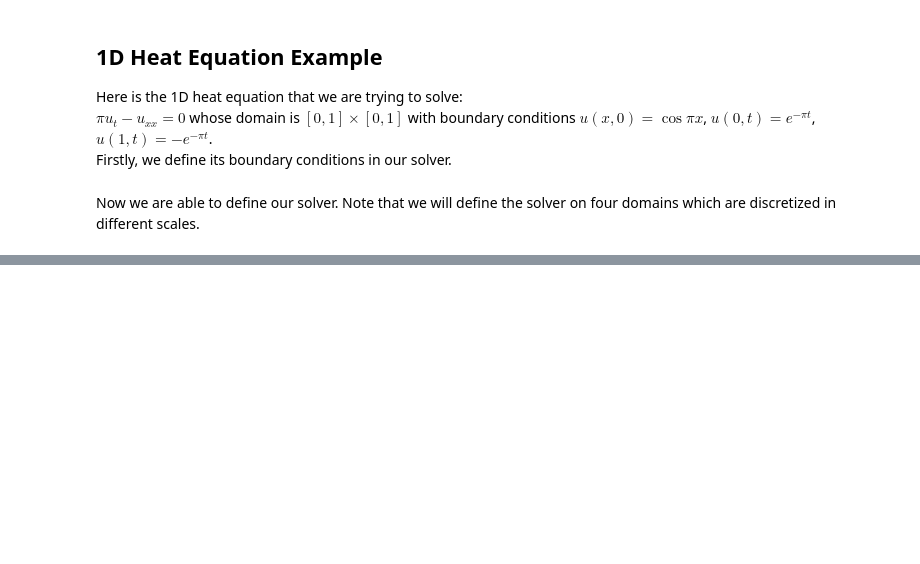
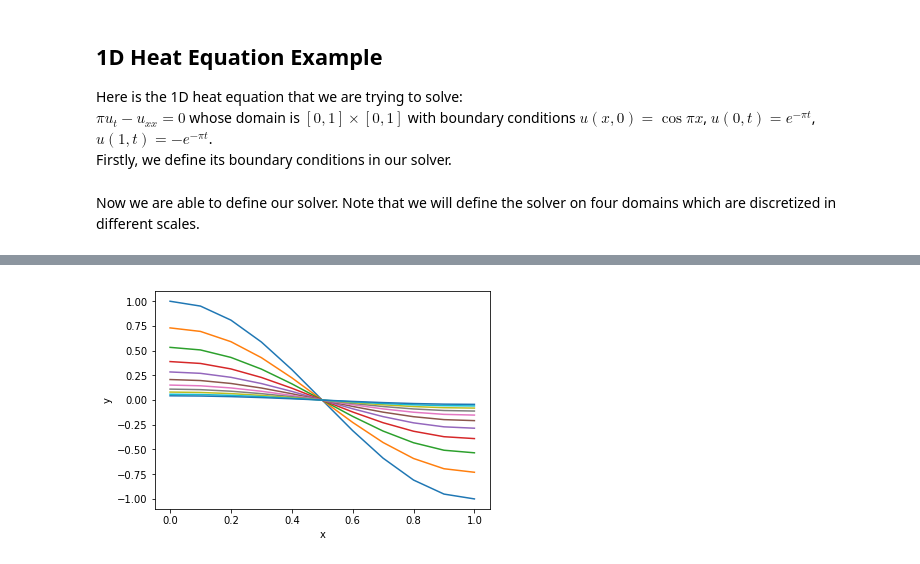
Before and after one commit to hbcbh1999/pdepy, a Jupyter notebook: docs/time_dependent_PDEs.ipynb, the cells around one changed output, grey strips where cells are left out. Cells and saved outputs as stored; diff of their text form; code cells hidden in the pictures; blank space fills up the shorter version.

```diff
--- a/docs/time_dependent_PDEs.ipynb
+++ b/docs/time_dependent_PDEs.ipynb
@@ -36,0 +36,11 @@ f = lambda x, y: 0 # this is the function on the right hand side of our PDE
+# %%
+f = lambda x, y: 0 # this is the function on the right hand side of our PDE
+approximation = []
+for n in [9, 19, 39, 79]:
+    dx, dt = 1/(n+1), 1/(n+1)
+    expression = Expr.diff_operator_expression([ddt.ddt(dt, coefficient=lambda x, t: math.pi), d2dx.td_d2dx(dx, coefficient=lambda x, y: -1)])
+    # Put pi*dt and -d2dx into our expression
+    solver = FDM.fdm_solver(expression, f, dirichlet)
+    # Insert the operator expression, function on the right hand side and the boundary condition into our solver
+    %timeit -n1 -r1 approximation.append(solver.solve(n, n))
+    # n represents grid point numbers. In this case, we have n points in both x and t axis.
@@ -36,0 +56,16 @@ f = lambda x, y: 0 # this is the function on the right hand side of our PDE
+# %%
+error = [] # Use this array to record the errors of our approximation.
+for index, n in enumerate([9, 19, 39, 79]):
+    # We get the approximated solution. Then we compare it with the analytical solution.
+    correct_function = lambda x, t: math.exp(-math.pi*t)*math.cos(math.pi*x)
+    correct_solution = np.zeros((n+2)**2)
+    for j in range(n+2):
+        t = j/(n+1)
+        for i in range(n+2):
+            x = i/(n+1)
+            correct_solution[j*(n+2)+i] = correct_function(x, t)
+    error.append(max(abs(approximation[index][1].flatten()-correct_solution)))
+print(" n", "   max_error", "err_ratio")
+for index, n in enumerate([9, 19, 39, 79]):
+    if index == 0: print("{:2d} {:.10f}       NA".format(n, error[index]))
+    if index != 0: print("{:2d} {:.10f} {:f}".format(n, error[index], error[index]/error[index-1]))
@@ -36,0 +82,8 @@ f = lambda x, y: 0 # this is the function on the right hand side of our PDE
+# %%
+time, result = approximation[0]
+for i in range(len(time)):
+    plt.plot(np.linspace(0, 1, 11), result[i])
+plt.xlabel('x')
+plt.ylabel('y');
+# %% [output]
+[figure, added]
```
Also changed, not shown: parts of 7 cells of this notebook, 2 other files.
